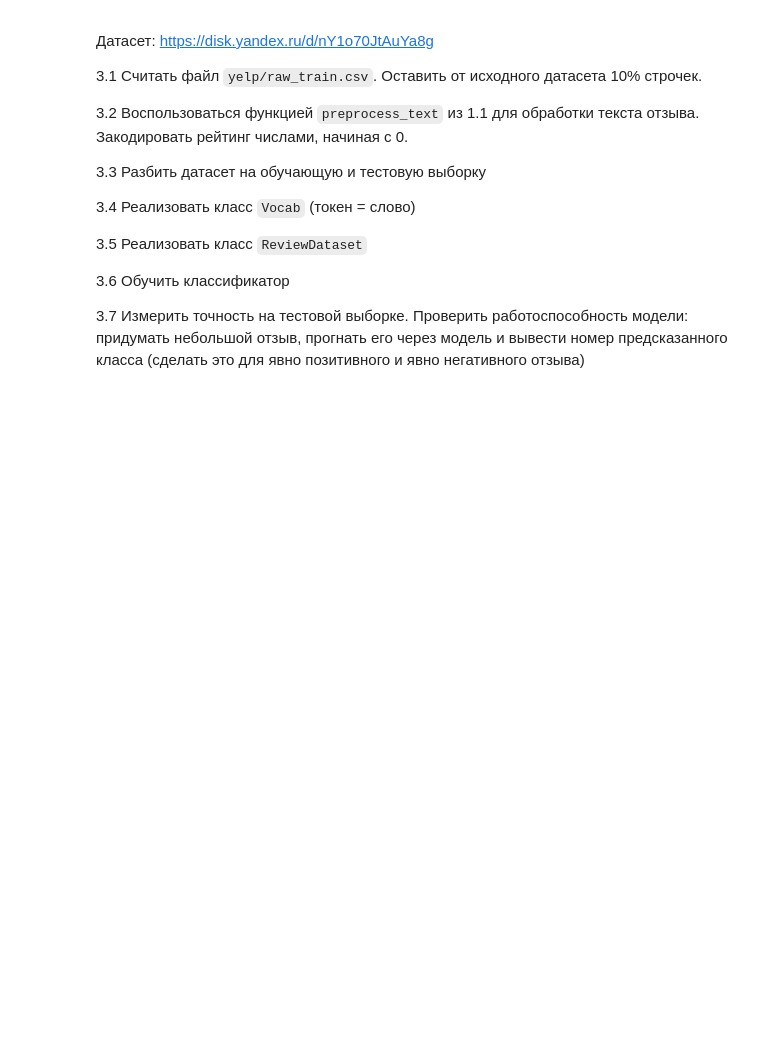
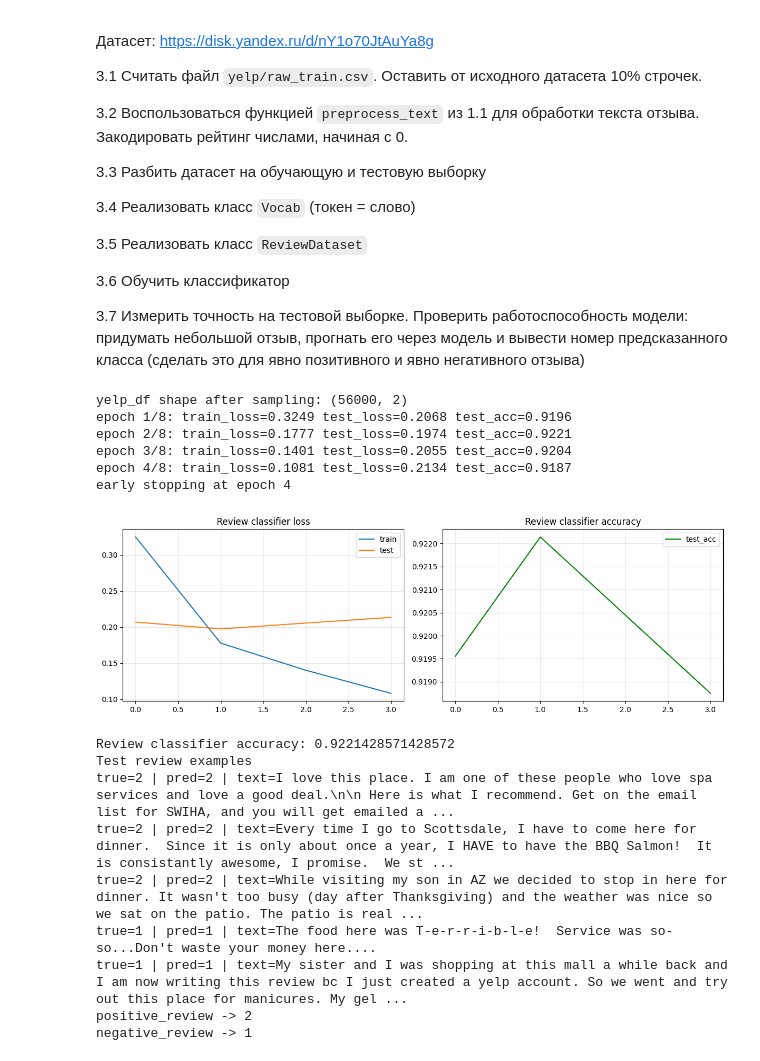
Before and after one commit to sowwds/mirea_lab, a Jupyter notebook: 6 sem/algo-ml/Текущий контроль 7-8/Задание.ipynb, the cells around one changed output. Cells and saved outputs as stored; diff of their text form; code cells hidden in the pictures; blank space fills up the shorter version.

```diff
--- a/6 sem/algo-ml/Текущий контроль 7-8/Задание.ipynb
+++ b/6 sem/algo-ml/Текущий контроль 7-8/Задание.ipynb
@@ -170,26 +244,5 @@ print('processed_tokens:', preprocess_text(text))
 2.6. Обучить классификатор.
 
 2.7 Измерить точность на тестовой выборке. Проверить работоспособность модели: прогнать несколько фамилий студентов группы через модели и проверить результат. Для каждой фамилии выводить 3 наиболее вероятных предсказания.
-# %%
-class Vocab:
-    def __init__(self, data):
-        unique_tokens = sorted(set(data))
-        self.idx_to_token = unique_tokens
-        self.token_to_idx = {token: idx for idx, token in enumerate(unique_tokens)}
-        self.vocab_len = len(unique_tokens)
-
-
-first_sentence = sent_tokenize(text)[0]
-first_sentence_tokens = preprocess_text(first_sentence)
-all_tokens = sorted(set(preprocess_text(text)))
-word_vocab_demo = Vocab(all_tokens)
-
-sentence_t = torch.zeros(word_vocab_demo.vocab_len, dtype=torch.float32)
-for token in first_sentence_tokens:
-    sentence_t[word_vocab_demo.token_to_idx[token]] = 1.0
-
-print('first_sentence_tokens:', first_sentence_tokens)
-print('sentence_t shape:', sentence_t.shape)
-print('sentence_t:', sentence_t)
 # %%
 class SurnamesDataset(Dataset):
@@ -294,8 +379,9 @@ clear_memory(history_surnames, optimizer)
 3.7 Измерить точность на тестовой выборке. Проверить работоспособность модели: придумать небольшой отзыв, прогнать его через модель и вывести номер предсказанного класса (сделать это для явно позитивного и явно негативного отзыва)
 # %%
 class Vocab:
-    def __init__(self, data):
-        unique_tokens = sorted(set(data))
+    def __init__(self, data, min_freq=1):
+        counts = pd.Series(data).value_counts()
+        unique_tokens = sorted(counts[counts >= min_freq].index.tolist())
         self.idx_to_token = unique_tokens
         self.token_to_idx = {token: idx for idx, token in enumerate(unique_tokens)}
         self.vocab_len = len(unique_tokens)
@@ -341,12 +427,12 @@ train_tokens = []
 for review in X_train:
     train_tokens.extend(preprocess_text(str(review)))
 
-word_vocab = Vocab(train_tokens)
+word_vocab = Vocab(train_tokens, min_freq=5)
 review_train_dataset = ReviewDataset(X_train.tolist(), y_train.tolist(), word_vocab)
 review_test_dataset = ReviewDataset(X_test.tolist(), y_test.tolist(), word_vocab)
 
-review_train_loader = DataLoader(review_train_dataset, batch_size=64, shuffle=True)
-review_test_loader = DataLoader(review_test_dataset, batch_size=128, shuffle=False)
+review_train_loader = DataLoader(review_train_dataset, batch_size=256, shuffle=True)
+review_test_loader = DataLoader(review_test_dataset, batch_size=512, shuffle=False)
 
 class ReviewClassifier(nn.Module):
     def __init__(self, input_dim, hidden_dim, output_dim):
@@ -354,36 +440,55 @@ class ReviewClassifier(nn.Module):
         self.net = nn.Sequential(
             nn.Linear(input_dim, hidden_dim),
             nn.ReLU(),
-            nn.Dropout(0.3),
+            nn.Dropout(0.5),
             nn.Linear(hidden_dim, hidden_dim // 2),
             nn.ReLU(),
+            nn.Dropout(0.3),
             nn.Linear(hidden_dim // 2, output_dim),
         )
 
     def forward(self, x):
         return self.net(x)
 
-review_model = ReviewClassifier(word_vocab.vocab_len, 256, len(label_encoder_reviews.classes_))
-optimizer = optim.Adam(review_model.parameters(), lr=1e-3)
-history_reviews = train_classifier(review_model, review_train_loader, review_test_loader, criterion, optimizer, epochs=15, device=device)
+review_model = ReviewClassifier(word_vocab.vocab_len, 128, len(label_encoder_reviews.classes_))
+optimizer = optim.Adam(review_model.parameters(), lr=7e-4, weight_decay=1e-4)
+history_reviews = train_classifier(review_model, review_train_loader, review_test_loader, criterion, optimizer, epochs=8, device=device, patience=2, min_delta=1e-3)
 plot_history(history_reviews, 'Review classifier')
 
 test_loss, test_acc = evaluate_classifier(review_model, review_test_loader, criterion, device)
 print('Review classifier accuracy:', test_acc)
+show_text_predictions(review_model, X_test.tolist(), y_test.tolist(), review_train_dataset.vectorize, label_encoder_reviews, device, n=5, title='Test review examples')
 
 
 def predict_review(model, review_text, vocab, label_encoder):
     model.eval()
     with torch.no_grad():
         vector = review_train_dataset.vectorize(review_text).unsqueeze(0).to(device)
         pred = model(vector).argmax(dim=1).item()
         return label_encoder.inverse_transform([pred])[0]
 
 positive_review = 'Amazing food, polite staff and fast service. I will definitely come back again.'
 negative_review = 'Terrible food, rude staff and a very bad experience. I do not recommend this place.'
 
 print('positive_review ->', predict_review(review_model, positive_review, word_vocab, label_encoder_reviews))
 print('negative_review ->', predict_review(review_model, negative_review, word_vocab, label_encoder_reviews))
 
 torch.save(review_model.state_dict(), MODELS_DIR / 'review_classifier.pth')
-clear_memory(history_reviews, optimizer)
+clear_memory(review_model, history_reviews, optimizer)
+# %% [output]
+yelp_df shape after sampling: (56000, 2)
+epoch 1/8: train_loss=0.3249 test_loss=0.2068 test_acc=0.9196
+epoch 2/8: train_loss=0.1777 test_loss=0.1974 test_acc=0.9221
+epoch 3/8: train_loss=0.1401 test_loss=0.2055 test_acc=0.9204
+epoch 4/8: train_loss=0.1081 test_loss=0.2134 test_acc=0.9187
+early stopping at epoch 4
+[figure, added]
+Review classifier accuracy: 0.9221428571428572
+Test review examples
+true=2 | pred=2 | text=I love this place. I am one of these people who love spa services and love a good deal.\n\n Here is what I recommend. Get on the email list for SWIHA, and you will get emailed a ...
+true=2 | pred=2 | text=Every time I go to Scottsdale, I have to come here for dinner.  Since it is only about once a year, I HAVE to have the BBQ Salmon!  It is consistantly awesome, I promise.  We st ...
+true=2 | pred=2 | text=While visiting my son in AZ we decided to stop in here for dinner. It wasn't too busy (day after Thanksgiving) and the weather was nice so we sat on the patio. The patio is real ...
+true=1 | pred=1 | text=The food here was T-e-r-r-i-b-l-e!  Service was so-so...Don't waste your money here....
+true=1 | pred=1 | text=My sister and I was shopping at this mall a while back and I am now writing this review bc I just created a yelp account. So we went and try out this place for manicures. My gel ...
+positive_review -> 2
+negative_review -> 1
```
Also changed, not shown: parts of 6 cells of this notebook, 23 other files.
